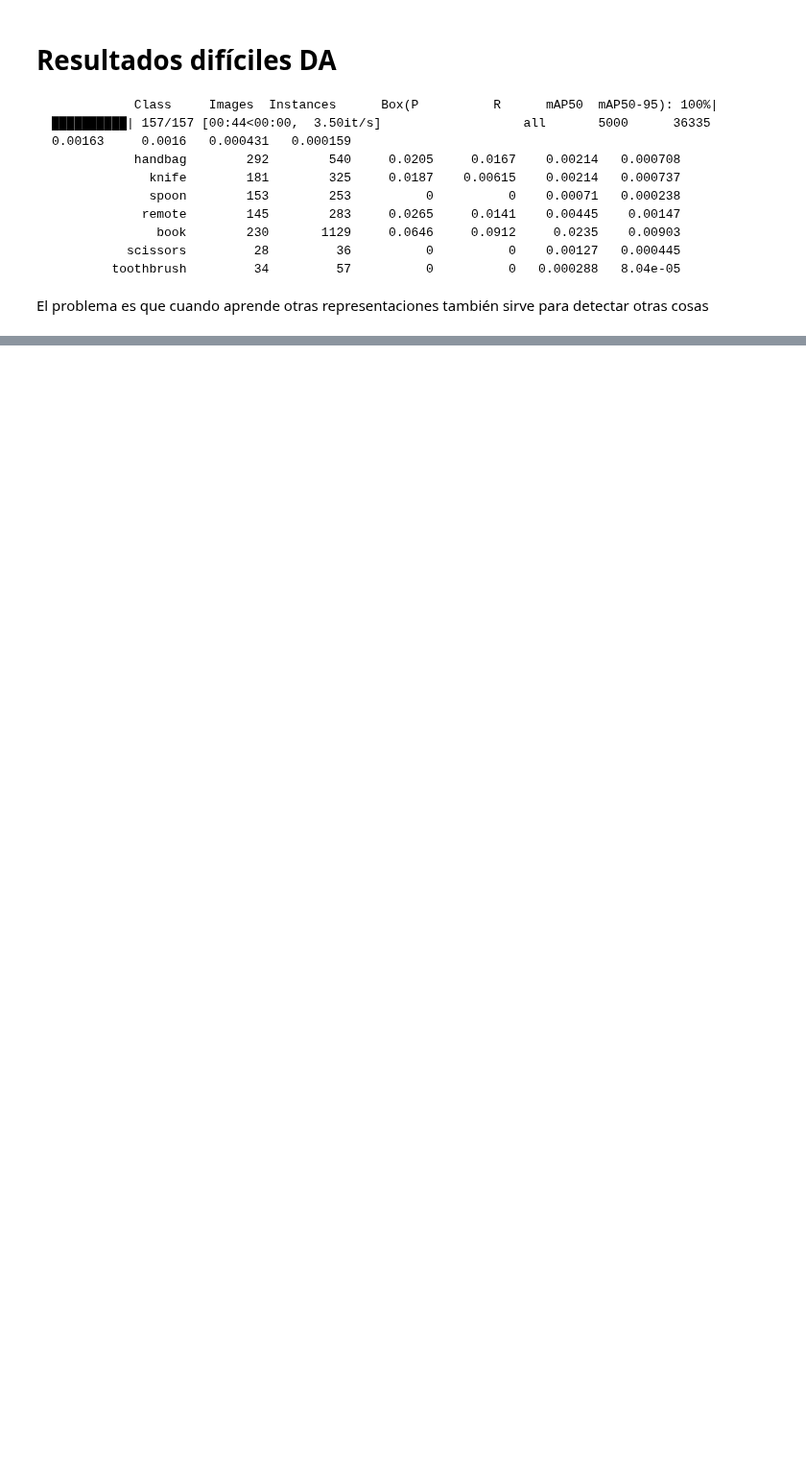
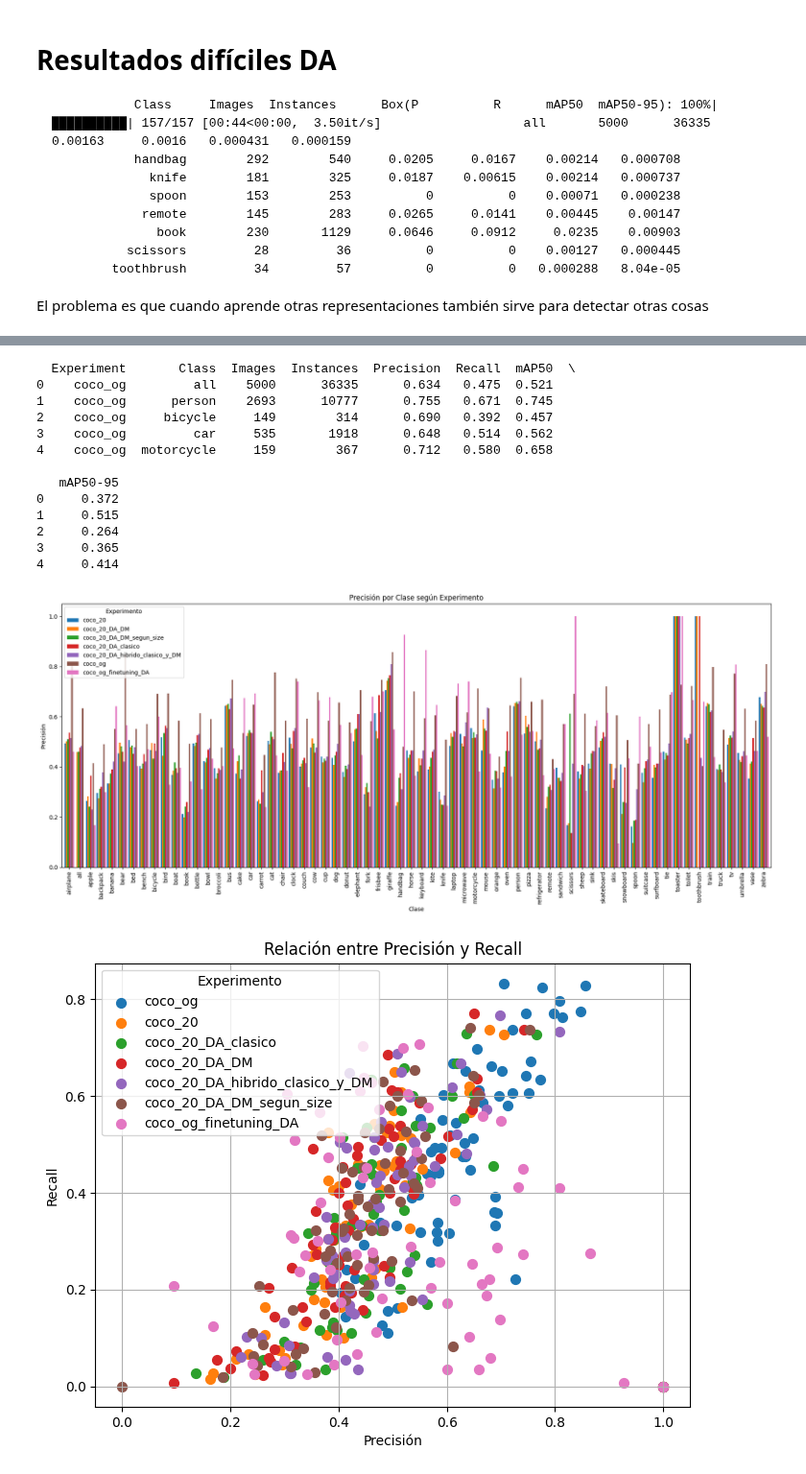
Before and after one commit to AlfonsoJulian/TFG, a Jupyter notebook: experimentacion/experimentacion.ipynb, the cells around one changed output, grey strips where cells are left out. Shown at 96% size. Saved outputs shown, nothing was run; the diff lists cells and outputs as text; code cells hidden in the pictures; blank space fills up the shorter version.

Commit message:
Todas las métricas de esta aproximación hechas

```diff
--- a/experimentacion/experimentacion.ipynb
+++ b/experimentacion/experimentacion.ipynb
@@ -1281,0 +1292,66 @@ El problema es que cuando aprende otras representaciones también sirve para det
+# %%
+import pandas as pd
+import matplotlib.pyplot as plt
+import seaborn as sns
+
+# Cargar el CSV (asegúrate de tener el archivo en el mismo directorio o ajusta la ruta)
+df = pd.read_csv("/mnt/homeGPU/azapata/TFG/MetricasDeEntrenamientos/metricas_entrenamientos.csv")
+
+# Veamos las primeras filas para confirmar que se cargó correctamente
+print(df.head())
+
+# 1. Gráfico de barras: Precisión por clase para cada experimento
+# Creamos una tabla dinámica para reorganizar los datos
+pivot_precision = df.pivot(index="Class", columns="Experiment", values="Precision")
+pivot_precision.plot(kind='bar', figsize=(18,8), width=0.9)
+plt.title("Precisión por Clase según Experimento")
+plt.xlabel("Clase")
+plt.ylabel("Precisión")
+plt.legend(title="Experimento")
+plt.tight_layout()
+plt.show()
+
+# 2. Diagrama de dispersión: Relación Precisión vs. Recall diferenciando por experimento
+plt.figure(figsize=(8,6))
+experimentos = df['Experiment'].unique()
+for exp in experimentos:
+    subset = df[df['Experiment'] == exp]
+    plt.scatter(subset['Precision'], subset['Recall'], label=exp, s=50)
+plt.title("Relación entre Precisión y Recall")
+plt.xlabel("Precisión")
+plt.ylabel("Recall")
+plt.legend(title="Experimento")
+plt.grid(True)
+plt.show()
+
+# 3. Heatmap: Matriz de correlación entre las métricas numéricas
+metricas = ["Images", "Instances", "Precision", "Recall", "mAP50", "mAP50-95"]
+corr = df[metricas].corr()
+plt.figure(figsize=(8,6))
+sns.heatmap(corr, annot=True, cmap='coolwarm', fmt=".2f")
+plt.title("Matriz de Correlación de Métricas")
+plt.show()
+
+# 4. Boxplot: Distribución de mAP50 por experimento
+plt.figure(figsize=(16,8))
+sns.boxplot(x='Experiment', y='mAP50', data=df)
+plt.title("Distribución de mAP50 por Experimento")
+plt.xlabel("Experimento")
+plt.ylabel("mAP50")
+plt.show()
+# %% [output]
+  Experiment       Class  Images  Instances  Precision  Recall  mAP50  \
+0    coco_og         all    5000      36335      0.634   0.475  0.521
+1    coco_og      person    2693      10777      0.755   0.671  0.745
+2    coco_og     bicycle     149        314      0.690   0.392  0.457
+3    coco_og         car     535       1918      0.648   0.514  0.562
+4    coco_og  motorcycle     159        367      0.712   0.580  0.658
+
+   mAP50-95
+0     0.372
+1     0.515
+2     0.264
+3     0.365
+4     0.414
+[figure, added]
+[figure, added]
```
Also changed, not shown: parts of 4 cells of this notebook, 3 other files.
